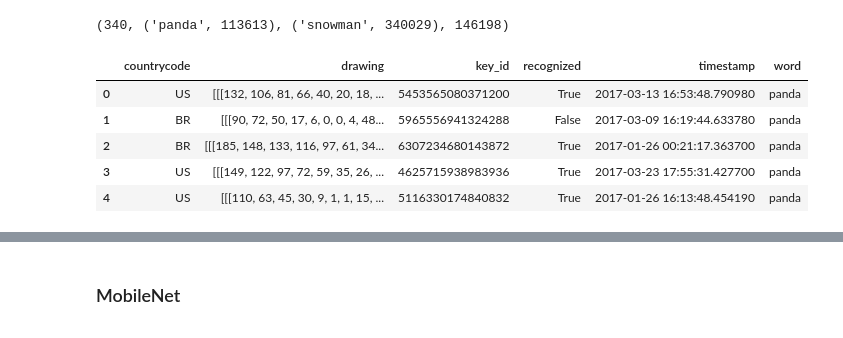
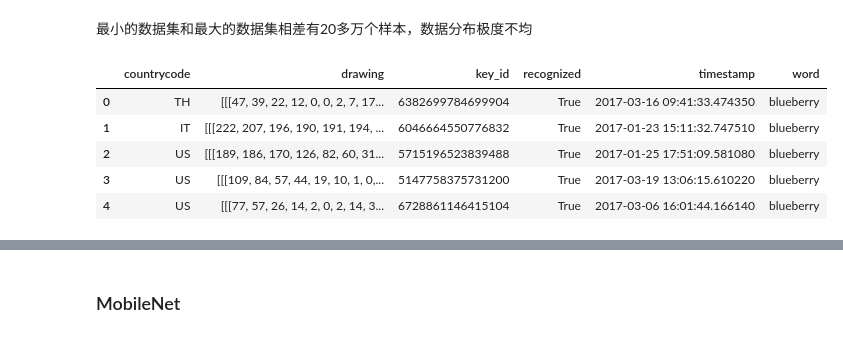
Before and after one commit to alexshuang/quickdraw_doodle_recognition, a Jupyter notebook: QuickDraw_starter.ipynb, the cells around one changed output, grey strips where cells are left out. Cells and saved outputs as stored; diff of their text form; code cells hidden in the pictures.

```diff
--- a/QuickDraw_starter.ipynb
+++ b/QuickDraw_starter.ipynb
@@ -70,4 +55,2 @@ fig = plt.gcf()
-# %%
-len(counts), counts[0], counts[-1], np.mean([o[1] for o in counts]).astype(np.int)
-# %% [output]
-(340, ('panda', 113613), ('snowman', 340029), 146198)
+# %% [markdown]
+最小的数据集和最大的数据集相差有20多万个样本，数据分布极度不均
@@ -74,10 +59,10 @@ len(counts), counts[0], counts[-1], np.mean([o[1] for o in counts]).astype(np.in
 # %%
-df = pd.read_csv(TRN_PATH/'panda.csv')
+df = pd.read_csv(TRN_PATH/'blueberry.csv')
 df.head()
 # %% [output]
 |  | countrycode | drawing | key_id | recognized | timestamp | word |
-| 0 | US | [[[132, 106, 81, 66, 40, 20, 18, ... | 5453565080371200 | True | 2017-03-13 16:53:48.790980 | panda |
-| 1 | BR | [[[90, 72, 50, 17, 6, 0, 0, 4, 48... | 5965556941324288 | False | 2017-03-09 16:19:44.633780 | panda |
-| 2 | BR | [[[185, 148, 133, 116, 97, 61, 34... | 6307234680143872 | True | 2017-01-26 00:21:17.363700 | panda |
-| 3 | US | [[[149, 122, 97, 72, 59, 35, 26, ... | 4625715938983936 | True | 2017-03-23 17:55:31.427700 | panda |
-| 4 | US | [[[110, 63, 45, 30, 9, 1, 1, 15, ... | 5116330174840832 | True | 2017-01-26 16:13:48.454190 | panda |
+| 0 | TH | [[[47, 39, 22, 12, 0, 0, 2, 7, 17... | 6382699784699904 | True | 2017-03-16 09:41:33.474350 | blueberry |
+| 1 | IT | [[[222, 207, 196, 190, 191, 194, ... | 6046664550776832 | True | 2017-01-23 15:11:32.747510 | blueberry |
+| 2 | US | [[[189, 186, 170, 126, 82, 60, 31... | 5715196523839488 | True | 2017-01-25 17:51:09.581080 | blueberry |
+| 3 | US | [[[109, 84, 57, 44, 19, 10, 1, 0,... | 5147758375731200 | True | 2017-03-19 13:06:15.610220 | blueberry |
+| 4 | US | [[[77, 57, 26, 14, 2, 0, 2, 14, 3... | 6728861146415104 | True | 2017-03-06 16:01:44.166140 | blueberry |
```
Also changed, not shown: parts of 75 cells of this notebook.
